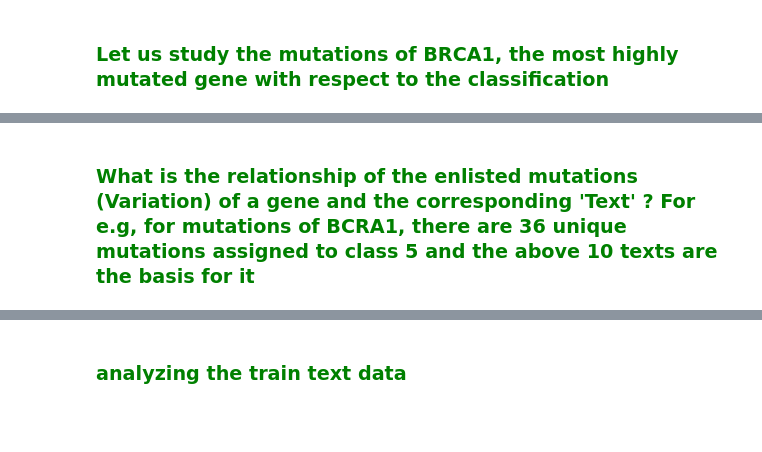
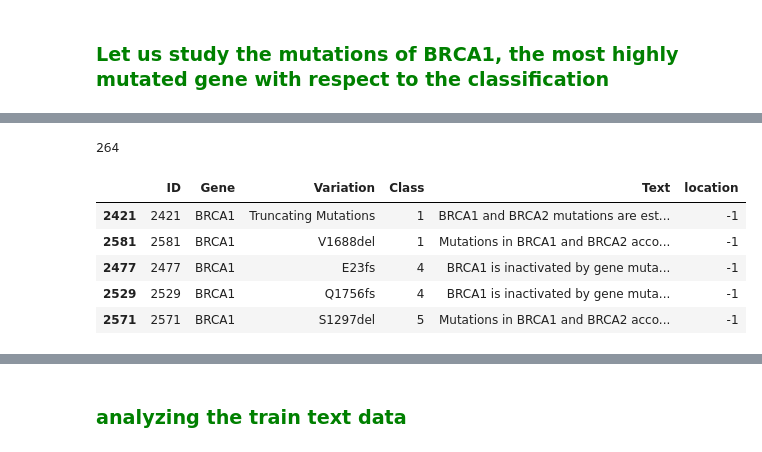
Before and after one commit to me-nobody/jovian-ml-project, a Jupyter notebook: jovian-ml-project-030122.ipynb, the cells around one changed output, grey strips where cells are left out. Saved outputs shown, nothing was run; the diff lists cells and outputs as text; code cells hidden in the pictures; blank space fills up the shorter version.

```diff
--- a/jovian-ml-project-030122.ipynb
+++ b/jovian-ml-project-030122.ipynb
@@ -600,2 +544,13 @@ class_5.groupby(['Text','Gene'],sort=False)['Variation'].count().reset_index()
-# %% [markdown]
-### <font style="font-size:18px;font-family:arial;color:green;text-indent:100px;line-height:0.8;word-spacing:10px">What is the relationship of the enlisted mutations (Variation) of a gene and the corresponding 'Text' ? For e.g, for mutations of BCRA1, there are 36 unique mutations assigned to class 5 and the above 10 texts are the basis for it</font>
+# %%
+brca['Variation'].nunique()
+# %% [output]
+264
+# %%
+brca.head(n=5)
+# %% [output]
+|  | ID | Gene | Variation | Class | Text | location |
+| 2421 | 2421 | BRCA1 | Truncating Mutations | 1 | BRCA1 and BRCA2 mutations are est... | -1 |
+| 2581 | 2581 | BRCA1 | V1688del | 1 | Mutations in BRCA1 and BRCA2 acco... | -1 |
+| 2477 | 2477 | BRCA1 | E23fs | 4 | BRCA1 is inactivated by gene muta... | -1 |
+| 2529 | 2529 | BRCA1 | Q1756fs | 4 | BRCA1 is inactivated by gene muta... | -1 |
+| 2571 | 2571 | BRCA1 | S1297del | 5 | Mutations in BRCA1 and BRCA2 acco... | -1 |
```
Also changed, not shown: parts of 55 cells of this notebook.
